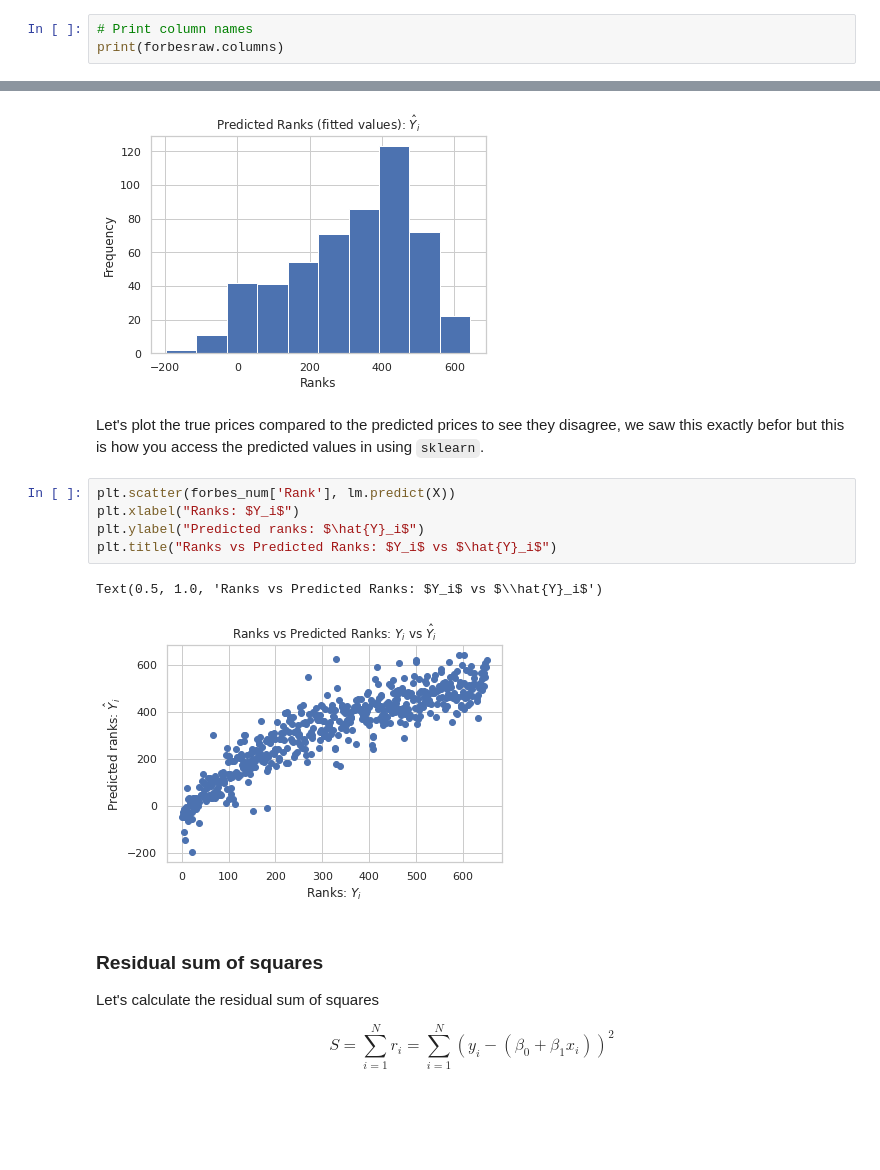
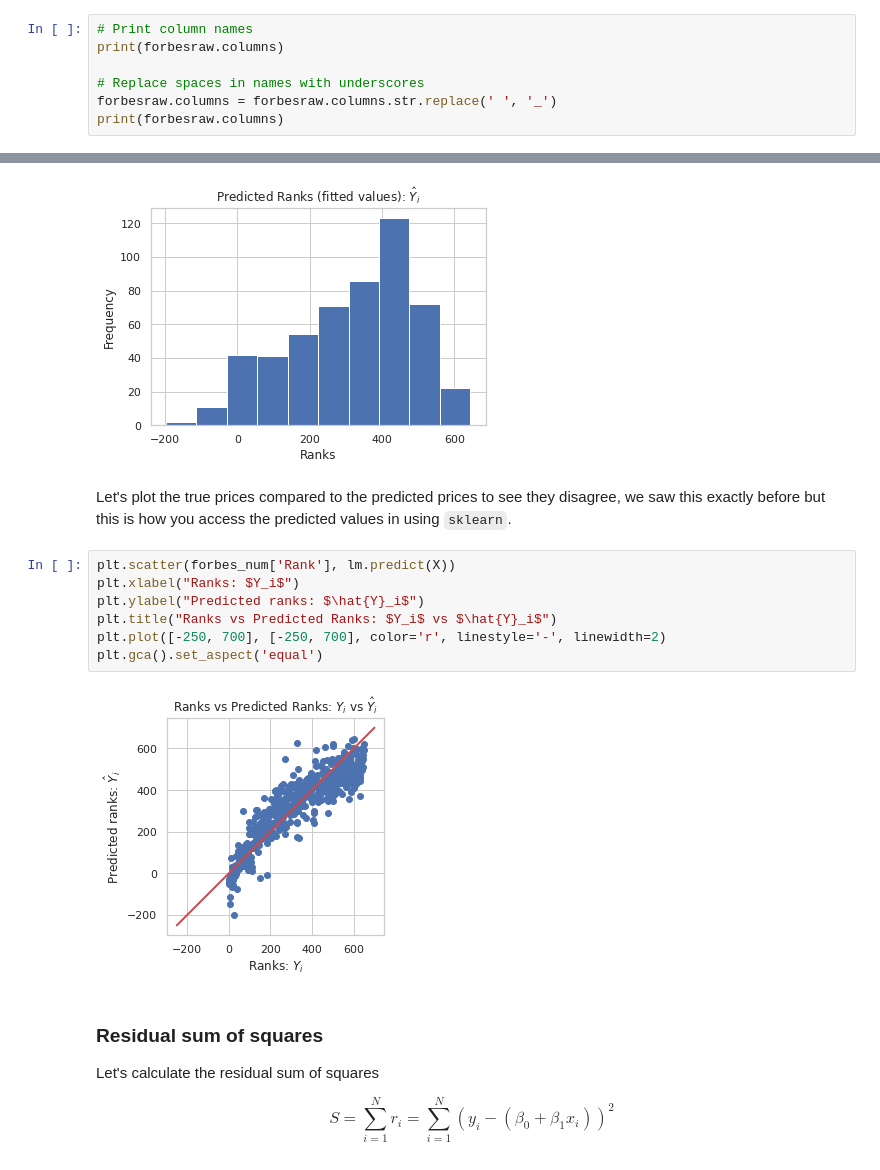
Before and after one commit to dli10/college-rankings-forbes-2019, a Jupyter notebook: PredictRankings.ipynb, the cells around one changed output, grey strips where cells are left out. Cells and saved outputs as stored; diff of their text form; blank space fills up the shorter version.

```diff
--- a/PredictRankings.ipynb
+++ b/PredictRankings.ipynb
@@ -43,5 +43,9 @@ forbesraw.shape
 # %%
 # Print column names
 print(forbesraw.columns)
+
+# Replace spaces in names with underscores
+forbesraw.columns = forbesraw.columns.str.replace(' ', '_')
+print(forbesraw.columns)
 # %% [output]
 Index(['Rank', 'Name', 'City', 'State', 'Public/Private',
@@ -350,15 +383,16 @@ plt.ylabel('Frequency')
 Text(0, 0.5, 'Frequency')
 [figure]
 # %% [markdown]
-Let's plot the true prices compared to the predicted prices to see they disagree, we saw this exactly befor but this is how you access the predicted values in using `sklearn`.
+Let's plot the true prices compared to the predicted prices to see they disagree, we saw this exactly before but this is how you access the predicted values in using `sklearn`.
 # %%
 plt.scatter(forbes_num['Rank'], lm.predict(X))
 plt.xlabel("Ranks: $Y_i$")
 plt.ylabel("Predicted ranks: $\hat{Y}_i$")
 plt.title("Ranks vs Predicted Ranks: $Y_i$ vs $\hat{Y}_i$")
+plt.plot([-250, 700], [-250, 700], color='r', linestyle='-', linewidth=2)
+plt.gca().set_aspect('equal')
 # %% [output]
-Text(0.5, 1.0, 'Ranks vs Predicted Ranks: $Y_i$ vs $\\hat{Y}_i$')
-[figure, old version]
+[figure, new version]
 # %% [markdown]
 ### Residual sum of squares
 
```
Also changed, not shown: parts of 51 cells of this notebook.
